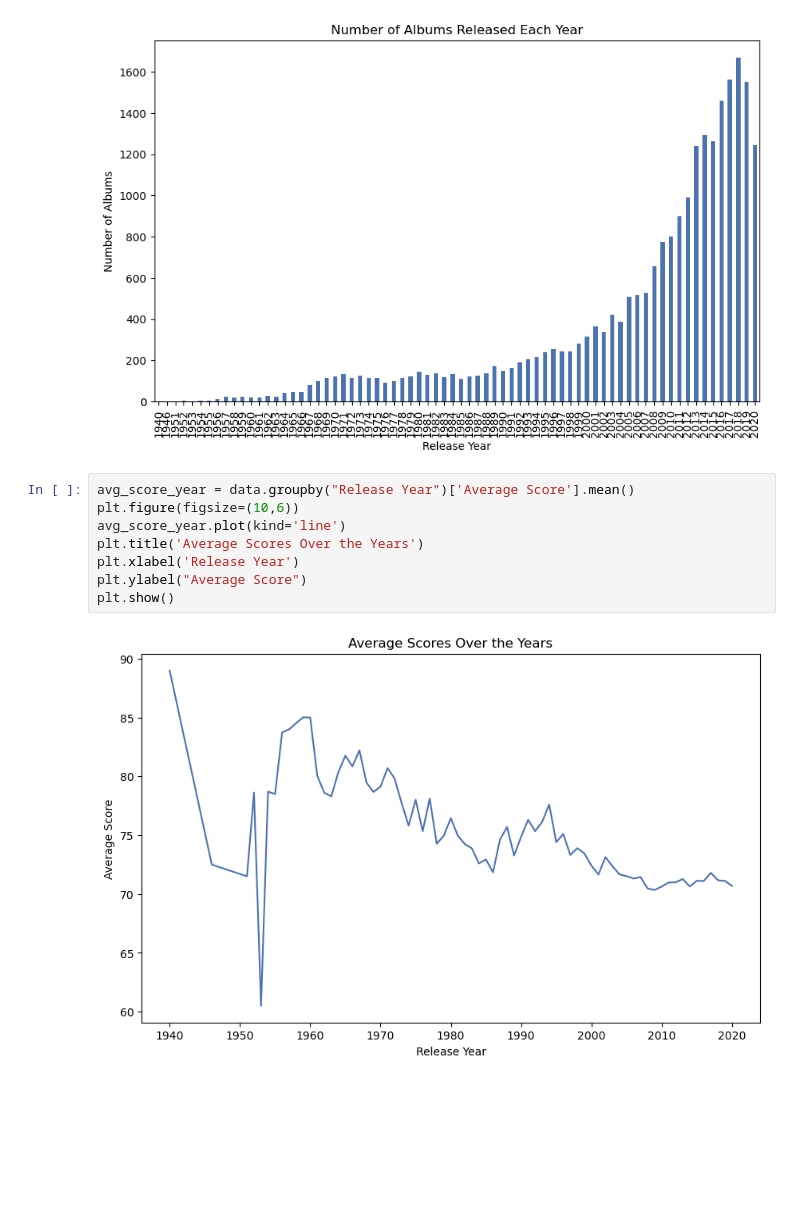
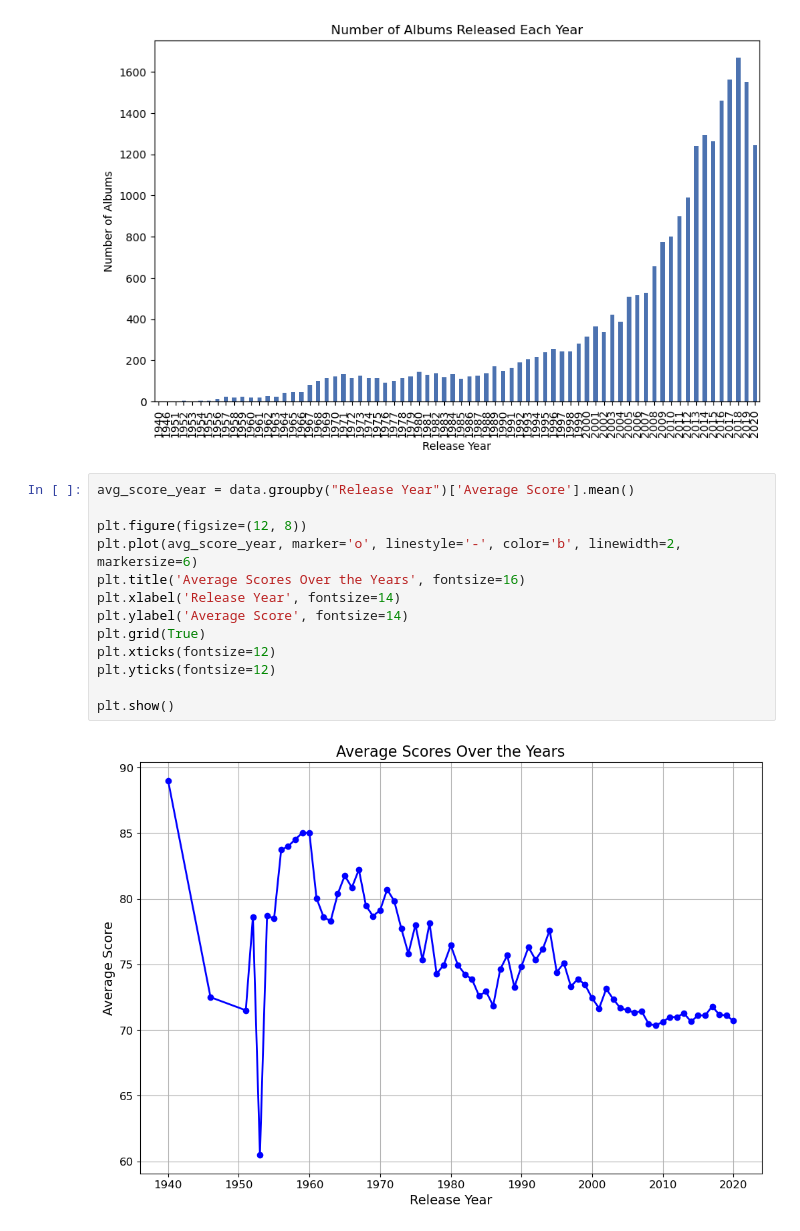
Before and after one commit to Klus3kk/datascience, a Jupyter notebook: Music-Listening/main.ipynb, the cells around one changed output. Drawn from its saved outputs; the diff is of its cells as text; blank space fills up the shorter version.

```diff
--- a/Music-Listening/main.ipynb
+++ b/Music-Listening/main.ipynb
@@ -237,11 +237,16 @@ plt.show()
 [figure]
 # %%
 avg_score_year = data.groupby("Release Year")['Average Score'].mean()
-plt.figure(figsize=(10,6))
-avg_score_year.plot(kind='line')
-plt.title('Average Scores Over the Years')
-plt.xlabel('Release Year')
-plt.ylabel("Average Score")
+
+plt.figure(figsize=(12, 8))
+plt.plot(avg_score_year, marker='o', linestyle='-', color='b', linewidth=2, markersize=6)
+plt.title('Average Scores Over the Years', fontsize=16)
+plt.xlabel('Release Year', fontsize=14)
+plt.ylabel('Average Score', fontsize=14)
+plt.grid(True)
+plt.xticks(fontsize=12)
+plt.yticks(fontsize=12)
+
 plt.show()
 # %% [output]
-[figure, old version]
+[figure, new version]
```
